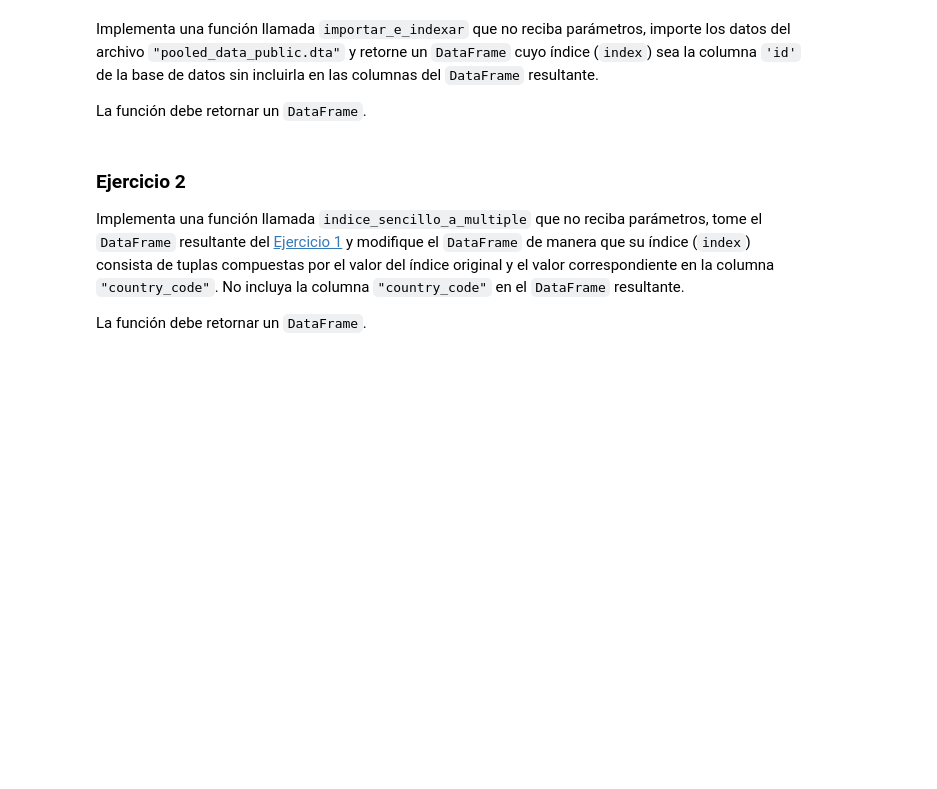
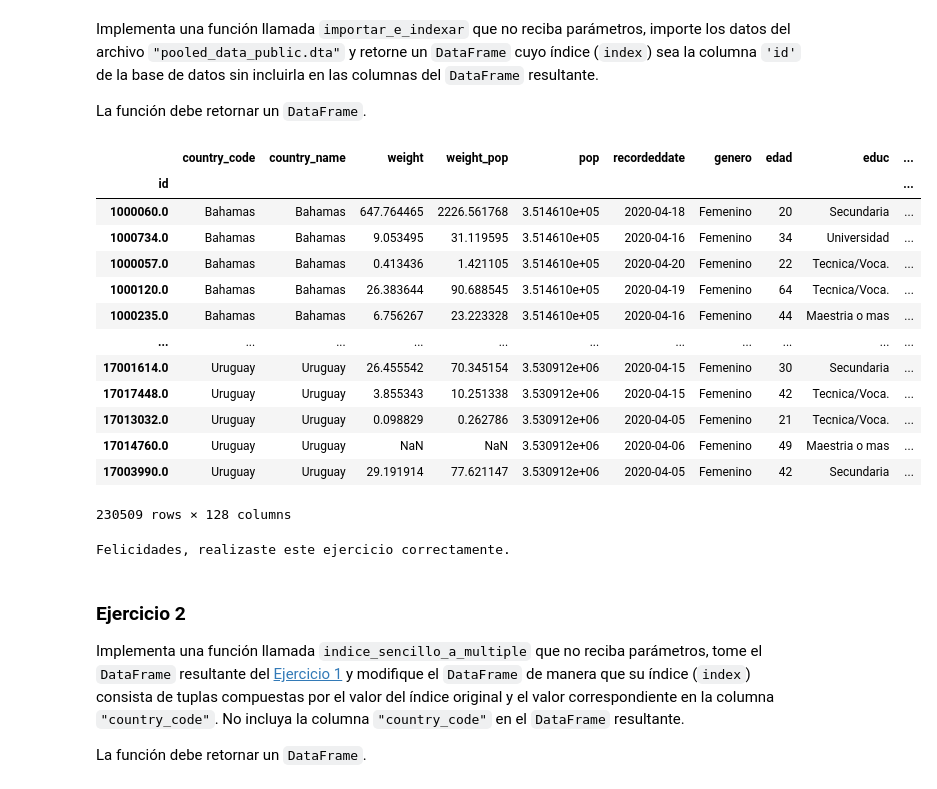
Before and after one commit to Suesca12/Inteligencia-artificial-computacion-U, a Jupyter notebook: Semana 3/TALLER - Explorar y modificar datos/TALLER - Explorar y modificar datos_sin.ipynb, the cells around one changed output. Saved outputs shown, nothing was run; the diff lists cells and outputs as text; code cells hidden in the pictures; blank space fills up the shorter version.

```diff
--- a/Semana 3/TALLER - Explorar y modificar datos/TALLER - Explorar y modificar datos_sin.ipynb
+++ b/Semana 3/TALLER - Explorar y modificar datos/TALLER - Explorar y modificar datos_sin.ipynb
@@ -45,3 +42,27 @@ La función debe retornar un `DataFrame`.
+# %%
+# your code here
+"""
+def importar_e_indexar()->pd.DataFrame:
+    df=pd.read_stata("Archivos/pooled_data_public.dta",index_col="id")
+    return df
+"""
+importar_e_indexar = lambda :pd.read_stata("Archivos/pooled_data_public.dta",index_col="id")
+importar_e_indexar()
+# %% [output]
+|  | country_code | country_name | weight | weight_pop | pop | recordeddate | genero | edad | educ | ... |
+| id |  |  |  |  |  |  |  |  |  | ... |
+| 1000060.0 | Bahamas | Bahamas | 647.764465 | 2226.561768 | 3.514610e+05 | 2020-04-18 | Femenino | 20 | Secundaria | ... |
+| 1000734.0 | Bahamas | Bahamas | 9.053495 | 31.119595 | 3.514610e+05 | 2020-04-16 | Femenino | 34 | Universidad | ... |
+| 1000057.0 | Bahamas | Bahamas | 0.413436 | 1.421105 | 3.514610e+05 | 2020-04-20 | Femenino | 22 | Tecnica/Voca. | ... |
+| 1000120.0 | Bahamas | Bahamas | 26.383644 | 90.688545 | 3.514610e+05 | 2020-04-19 | Femenino | 64 | Tecnica/Voca. | ... |
+| 1000235.0 | Bahamas | Bahamas | 6.756267 | 23.223328 | 3.514610e+05 | 2020-04-16 | Femenino | 44 | Maestria o mas | ... |
+| ... | ... | ... | ... | ... | ... | ... | ... | ... | ... | ... |
+| 17001614.0 | Uruguay | Uruguay | 26.455542 | 70.345154 | 3.530912e+06 | 2020-04-15 | Femenino | 30 | Secundaria | ... |
+| 17017448.0 | Uruguay | Uruguay | 3.855343 | 10.251338 | 3.530912e+06 | 2020-04-15 | Femenino | 42 | Tecnica/Voca. | ... |
+| 17013032.0 | Uruguay | Uruguay | 0.098829 | 0.262786 | 3.530912e+06 | 2020-04-05 | Femenino | 21 | Tecnica/Voca. | ... |
+| 17014760.0 | Uruguay | Uruguay | NaN | NaN | 3.530912e+06 | 2020-04-06 | Femenino | 49 | Maestria o mas | ... |
+| 17003990.0 | Uruguay | Uruguay | 29.191914 | 77.621147 | 3.530912e+06 | 2020-04-05 | Femenino | 42 | Secundaria | ... |
+230509 rows × 128 columns
 # %%
 ## AUTO-CALIFICADOR
 
@@ -79,17 +100,11 @@ assert resultado.shape[1] == 128, "Tu función retorna un DataFrame con cantidad
 # Caso 7: devuelve un dataframe cuyas columnas tienen nombre distinto de lo esperado
 assert [*resultado.columns] == nombre_columnas, "Tu función retorna un DataFrame con columnas cuyos nombres no coinciden con los de los datos del archivo."
 
-# Caso 8: devuelve un dataframe cuyas columnas tienen tipo distinto de lo esperado
-assert [i.__class__.__name__ for i in resultado.dtypes] == tipo_columnas, "Tu función retorna un DataFrame con columnas cuyos tipos no coinciden con los de los datos del archivo."
-
 # Caso 9: devuelve un dataframe con cantidad de filas errada
 assert resultado.shape[0] == 230509, "Tu función retorna un DataFrame con cantidad de filas errada."
 
 # Caso 10: devuelve un dataframe con indice del mismo tipo que por defecto ('int64')
 assert resultado.index.dtype.name != 'int64', "Tu función retorna un DataFrame con índice del mismo tipo que el que se crea por defecto en pandas. Asegurate de estar asignando la columna 'id' al índice."
-
-# Caso 11: devuelve un dataframe con índice de tipo errado
-assert resultado.index.dtype.name == 'float64', "Tu función retorna un DataFrame con índice de tipo distinto del esperado. Asegurate de estar usando la columna 'id' sin editarla."
 
 # Caso 12: el índice no tiene el nombre de la columna 'id'
 assert resultado.index.name == 'id', "Tu función retorna un DataFrame con índice de nombre distinto de la columna 'id'."
@@ -98,11 +113,10 @@ assert resultado.index.name == 'id', "Tu función retorna un DataFrame con índi
 assert resultado.index[0] == 1000060.0, "Tu función retorna un DataFrame que es errado por lo menos en la primera posición de su índice"
 assert resultado.index[len(resultado.index) - 1] == 17003990.0, "Tu función retorna un DataFrame que es errado por lo menos en la última posición de su índice"
 
-
-
-
 # Mensaje de felicitaciones
 print("Felicidades, realizaste este ejercicio correctamente.")
+# %% [output]
+Felicidades, realizaste este ejercicio correctamente.
 # %% [markdown]
 ### Ejercicio 2
 
```
Also changed, not shown: parts of 5 cells of this notebook, 2 other files.
